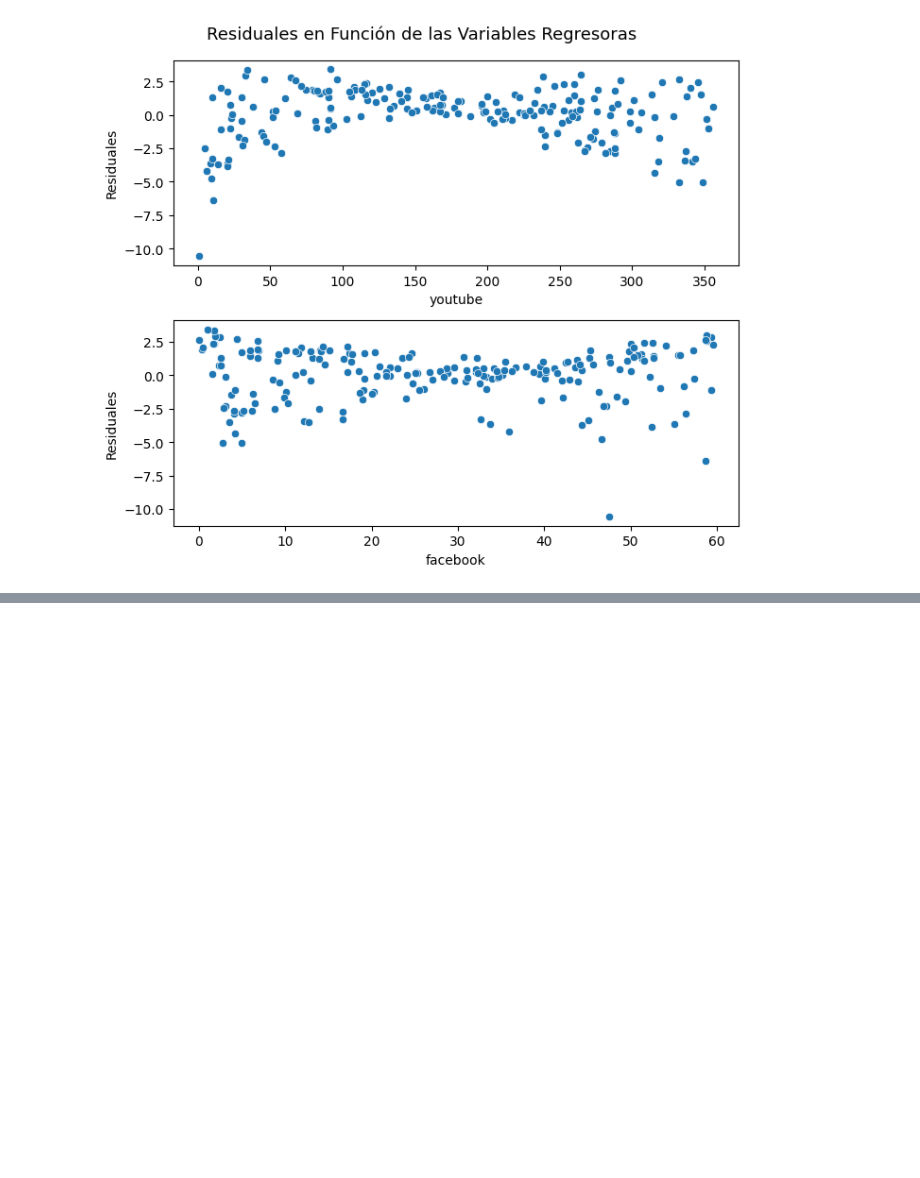
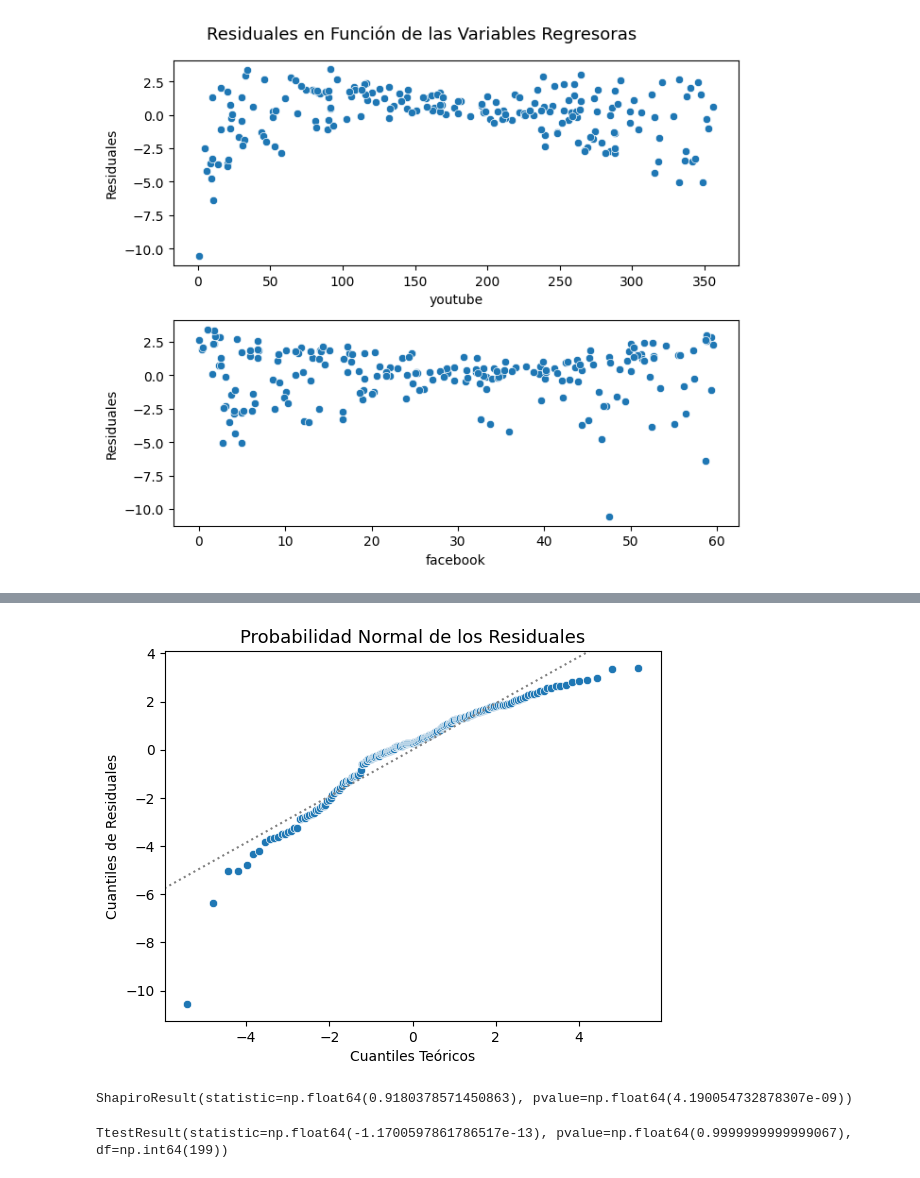
Before and after one commit to alexisuaguilaru/EstadisticaMultivariada, a Jupyter notebook: RegresionMultiple/Ejercicios/Ejercicio_06.ipynb, the cells around one changed output, grey strips where cells are left out. Drawn from its saved outputs; the diff is of its cells as text; code cells hidden in the pictures; blank space fills up the shorter version.

```diff
--- a/RegresionMultiple/Ejercicios/Ejercicio_06.ipynb
+++ b/RegresionMultiple/Ejercicios/Ejercicio_06.ipynb
@@ -203,0 +224,42 @@ Text(0, 0.5, 'Valores Estimados')
+# %%
+QuantilesTheoObs , RegressionLineParams = stats.probplot(
+    LinearModel_1.resid,
+    dist = 'norm',
+    sparams = (0,LinearModel_1.resid.std(ddof=1))
+)
+
+fig , axes = plt.subplots()
+sns.scatterplot(
+    x = QuantilesTheoObs[0],
+    y = QuantilesTheoObs[1],
+    ax = axes,
+)
+
+axes.axline(
+    (0,0),
+    slope=RegressionLineParams[0],
+    color = 'gray',
+    linestyle = ':',
+)
+axes.set_xlabel('Cuantiles Teóricos')
+axes.set_ylabel('Cuantiles de Residuales')
+axes.set_title('Probabilidad Normal de los Residuales',size=13);
+# %% [output]
+[figure, added]
+# %%
+# Prueba de Shapiro-Wilk
+
+stats.shapiro(
+    LinearModel_1.resid,
+)
+# %% [output]
+ShapiroResult(statistic=np.float64(0.9180378571450863), pvalue=np.float64(4.190054732878307e-09))
+# %%
+# Prueba de media igual a 0
+
+stats.ttest_1samp(
+    LinearModel_1.resid,
+    0,
+)
+# %% [output]
+TtestResult(statistic=np.float64(-1.1700597861786517e-13), pvalue=np.float64(0.9999999999999067), df=np.int64(199))
```
Also changed, not shown: parts of 15 cells of this notebook.
